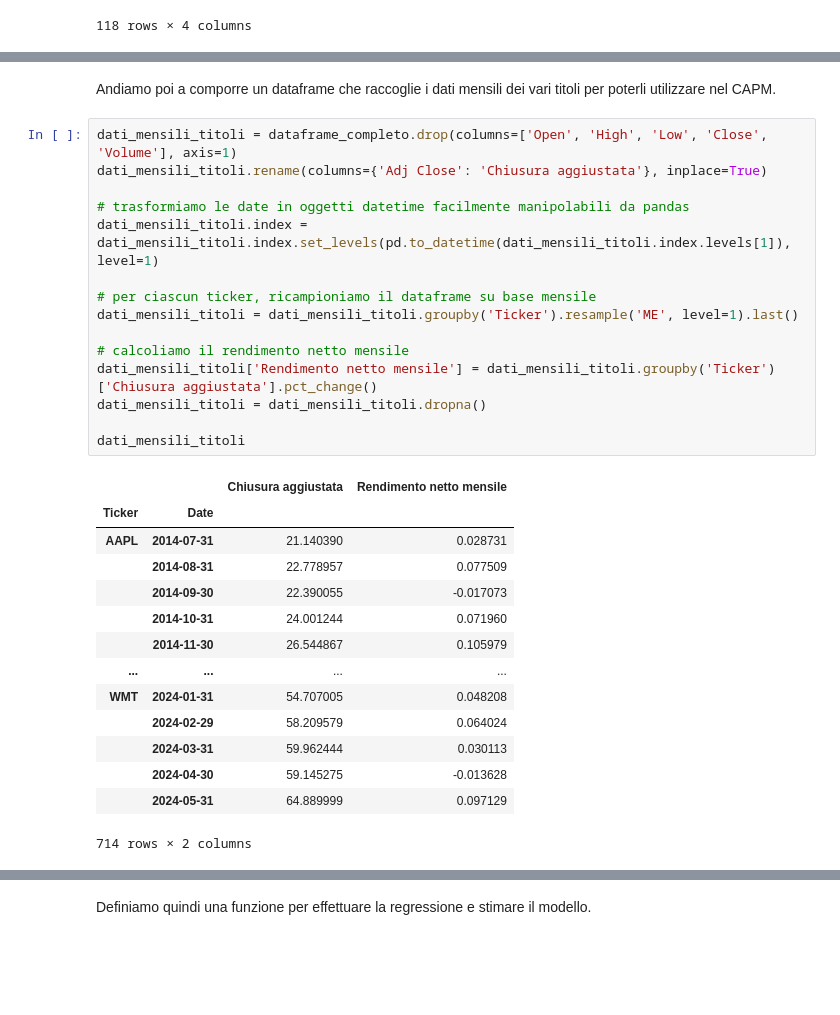
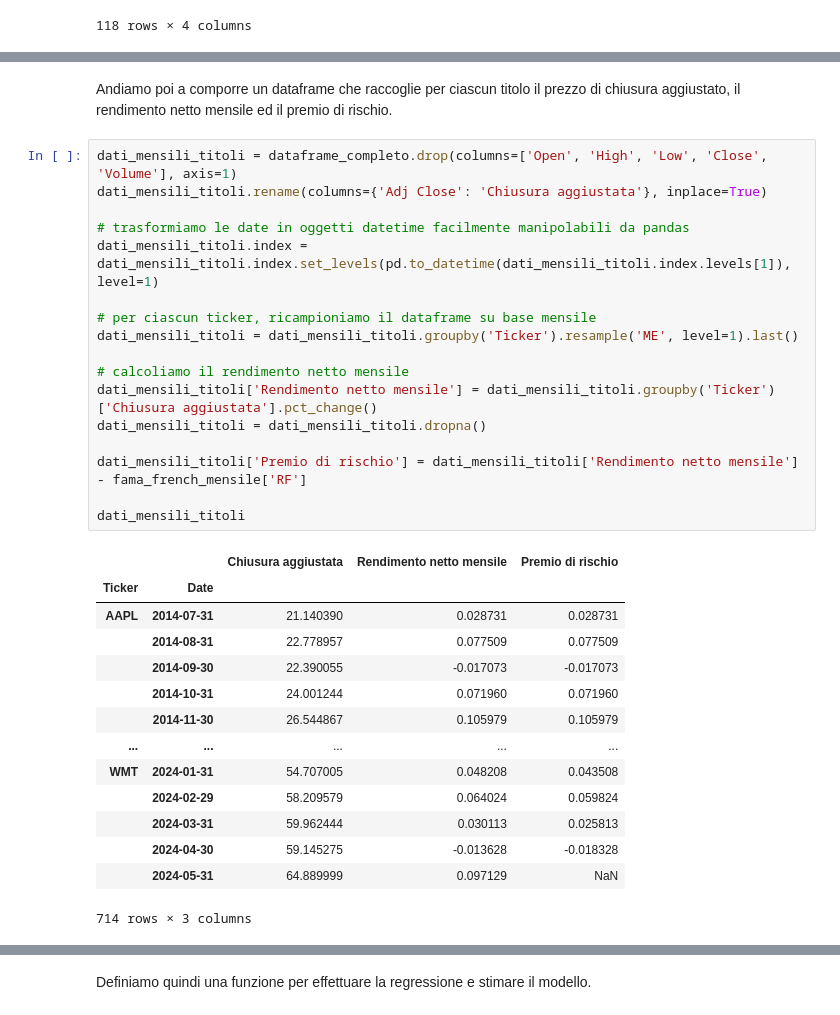
Before and after one commit to Pynci/business-intelligence, a Jupyter notebook: progetto/progetto.ipynb, the cells around one changed output, grey strips where cells are left out. Drawn from its saved outputs; the diff is of its cells as text; blank space fills up the shorter version.

Commit message:
Corretto CAPM con sp500

```diff
--- a/progetto/progetto.ipynb
+++ b/progetto/progetto.ipynb
@@ -702,32 +702,34 @@ fama_french_mensile
 # %% [markdown]
-Andiamo poi a comporre un dataframe che raccoglie i dati mensili dei vari titoli per poterli utilizzare nel CAPM.
+Andiamo poi a comporre un dataframe che raccoglie per ciascun titolo il prezzo di chiusura aggiustato, il rendimento netto mensile ed il premio di rischio.
 # %%
 dati_mensili_titoli = dataframe_completo.drop(columns=['Open', 'High', 'Low', 'Close', 'Volume'], axis=1)
 dati_mensili_titoli.rename(columns={'Adj Close': 'Chiusura aggiustata'}, inplace=True)
 
 # trasformiamo le date in oggetti datetime facilmente manipolabili da pandas
 dati_mensili_titoli.index = dati_mensili_titoli.index.set_levels(pd.to_datetime(dati_mensili_titoli.index.levels[1]), level=1)
 
 # per ciascun ticker, ricampioniamo il dataframe su base mensile
 dati_mensili_titoli = dati_mensili_titoli.groupby('Ticker').resample('ME', level=1).last()
 
 # calcoliamo il rendimento netto mensile
 dati_mensili_titoli['Rendimento netto mensile'] = dati_mensili_titoli.groupby('Ticker')['Chiusura aggiustata'].pct_change()
 dati_mensili_titoli = dati_mensili_titoli.dropna()
 
+dati_mensili_titoli['Premio di rischio'] = dati_mensili_titoli['Rendimento netto mensile'] - fama_french_mensile['RF']
+
 dati_mensili_titoli
 # %% [output]
-|  |  | Chiusura aggiustata | Rendimento netto mensile |
-| Ticker | Date |  |  |
-| AAPL | 2014-07-31 | 21.140390 | 0.028731 |
-|  | 2014-08-31 | 22.778957 | 0.077509 |
-|  | 2014-09-30 | 22.390055 | -0.017073 |
-|  | 2014-10-31 | 24.001244 | 0.071960 |
-|  | 2014-11-30 | 26.544867 | 0.105979 |
-| ... | ... | ... | ... |
-| WMT | 2024-01-31 | 54.707005 | 0.048208 |
-|  | 2024-02-29 | 58.209579 | 0.064024 |
-|  | 2024-03-31 | 59.962444 | 0.030113 |
-|  | 2024-04-30 | 59.145275 | -0.013628 |
-|  | 2024-05-31 | 64.889999 | 0.097129 |
+|  |  | Chiusura aggiustata | Rendimento netto mensile | Premio di rischio |
+| Ticker | Date |  |  |  |
+| AAPL | 2014-07-31 | 21.140390 | 0.028731 | 0.028731 |
+|  | 2014-08-31 | 22.778957 | 0.077509 | 0.077509 |
+|  | 2014-09-30 | 22.390055 | -0.017073 | -0.017073 |
+|  | 2014-10-31 | 24.001244 | 0.071960 | 0.071960 |
+|  | 2014-11-30 | 26.544867 | 0.105979 | 0.105979 |
+| ... | ... | ... | ... | ... |
+| WMT | 2024-01-31 | 54.707005 | 0.048208 | 0.043508 |
+|  | 2024-02-29 | 58.209579 | 0.064024 | 0.059824 |
+|  | 2024-03-31 | 59.962444 | 0.030113 | 0.025813 |
+|  | 2024-04-30 | 59.145275 | -0.013628 | -0.018328 |
+|  | 2024-05-31 | 64.889999 | 0.097129 | NaN |
-714 rows × 2 columns
+714 rows × 3 columns
```
Also changed, not shown: parts of 12 cells of this notebook.
